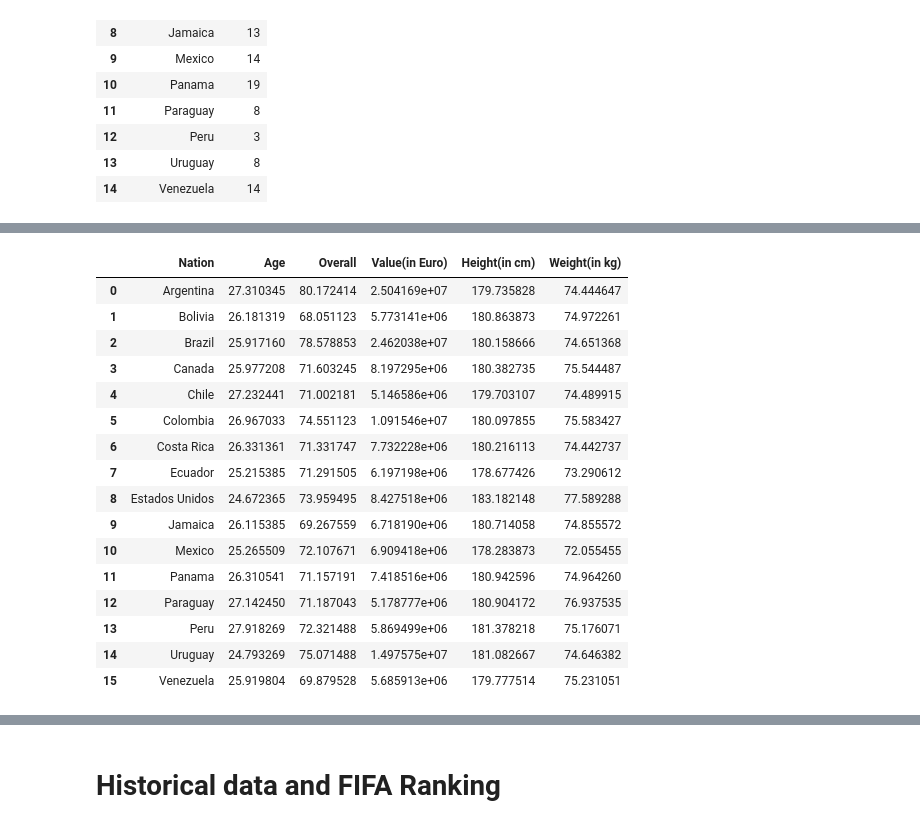
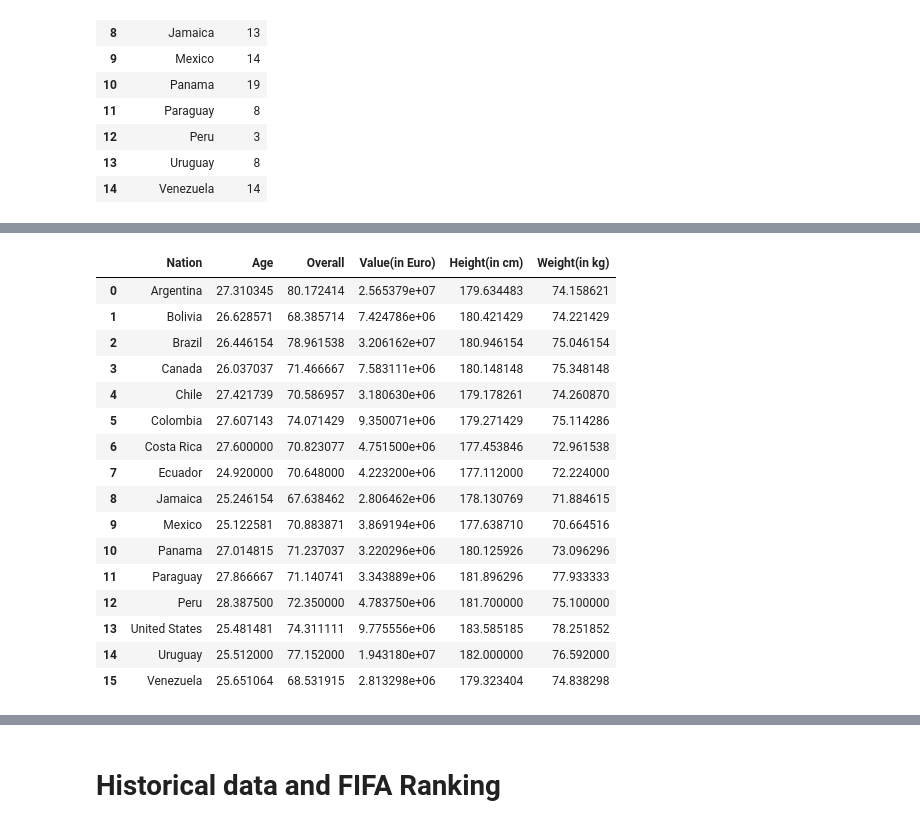
Before and after one commit to arielwendichansky/Copa-America-Model-2024, a Jupyter notebook: Copa_America_final_project.ipynb, the cells around one changed output, grey strips where cells are left out. Drawn from its saved outputs; the diff is of its cells as text; code cells hidden in the pictures.

```diff
--- a/Copa_America_final_project.ipynb
+++ b/Copa_America_final_project.ipynb
@@ -1394,12 +1397,6 @@ Total null values: 159
 # Select only numeric columns for imputation
 numeric_columns = df.select_dtypes(include=['float64', 'int64']).columns
 
-# Initialize IterativeImputer
-imputer = IterativeImputer(max_iter=10, random_state=0)
-
-# Fit and transform the data
-df[numeric_columns] = imputer.fit_transform(df[numeric_columns])
-
 # Columns with null values
 df.isna().sum()
 # %% [output]
@@ -1417,8 +1414 @@ Weight(in kg)       0
 dtype: int64
-# %%
-# Impute missing values in Preferred foot column
-most_preferred_foot = df['Preferred foot'].mode()[0]
-df['Preferred foot'] = df['Preferred foot'].fillna(most_preferred_foot)
-
-# Print the DataFrame after imputing categorical values
-df.isna().sum()
@@ -1438,21 +1498,21 @@ dtype: int64
 # %%
-players_nation_mean = df.groupby('Nation').mean('Overall').reset_index()
+players_nation_mean = df_KNN.groupby('Nation').mean('Overall').reset_index()
 players_nation_mean
 # %% [output]
 |  | Nation | Age | Overall | Value(in Euro) | Height(in cm) | Weight(in kg) |
-| 0 | Argentina | 27.310345 | 80.172414 | 2.504169e+07 | 179.735828 | 74.444647 |
-| 1 | Bolivia | 26.181319 | 68.051123 | 5.773141e+06 | 180.863873 | 74.972261 |
-| 2 | Brazil | 25.917160 | 78.578853 | 2.462038e+07 | 180.158666 | 74.651368 |
-| 3 | Canada | 25.977208 | 71.603245 | 8.197295e+06 | 180.382735 | 75.544487 |
-| 4 | Chile | 27.232441 | 71.002181 | 5.146586e+06 | 179.703107 | 74.489915 |
-| 5 | Colombia | 26.967033 | 74.551123 | 1.091546e+07 | 180.097855 | 75.583427 |
-| 6 | Costa Rica | 26.331361 | 71.331747 | 7.732228e+06 | 180.216113 | 74.442737 |
-| 7 | Ecuador | 25.215385 | 71.291505 | 6.197198e+06 | 178.677426 | 73.290612 |
-| 8 | Estados Unidos | 24.672365 | 73.959495 | 8.427518e+06 | 183.182148 | 77.589288 |
-| 9 | Jamaica | 26.115385 | 69.267559 | 6.718190e+06 | 180.714058 | 74.855572 |
-| 10 | Mexico | 25.265509 | 72.107671 | 6.909418e+06 | 178.283873 | 72.055455 |
-| 11 | Panama | 26.310541 | 71.157191 | 7.418516e+06 | 180.942596 | 74.964260 |
-| 12 | Paraguay | 27.142450 | 71.187043 | 5.178777e+06 | 180.904172 | 76.937535 |
-| 13 | Peru | 27.918269 | 72.321488 | 5.869499e+06 | 181.378218 | 75.176071 |
-| 14 | Uruguay | 24.793269 | 75.071488 | 1.497575e+07 | 181.082667 | 74.646382 |
-| 15 | Venezuela | 25.919804 | 69.879528 | 5.685913e+06 | 179.777514 | 75.231051 |
+| 0 | Argentina | 27.310345 | 80.172414 | 2.565379e+07 | 179.634483 | 74.158621 |
+| 1 | Bolivia | 26.628571 | 68.385714 | 7.424786e+06 | 180.421429 | 74.221429 |
+| 2 | Brazil | 26.446154 | 78.961538 | 3.206162e+07 | 180.946154 | 75.046154 |
+| 3 | Canada | 26.037037 | 71.466667 | 7.583111e+06 | 180.148148 | 75.348148 |
+| 4 | Chile | 27.421739 | 70.586957 | 3.180630e+06 | 179.178261 | 74.260870 |
+| 5 | Colombia | 27.607143 | 74.071429 | 9.350071e+06 | 179.271429 | 75.114286 |
+| 6 | Costa Rica | 27.600000 | 70.823077 | 4.751500e+06 | 177.453846 | 72.961538 |
+| 7 | Ecuador | 24.920000 | 70.648000 | 4.223200e+06 | 177.112000 | 72.224000 |
+| 8 | Jamaica | 25.246154 | 67.638462 | 2.806462e+06 | 178.130769 | 71.884615 |
+| 9 | Mexico | 25.122581 | 70.883871 | 3.869194e+06 | 177.638710 | 70.664516 |
+| 10 | Panama | 27.014815 | 71.237037 | 3.220296e+06 | 180.125926 | 73.096296 |
+| 11 | Paraguay | 27.866667 | 71.140741 | 3.343889e+06 | 181.896296 | 77.933333 |
+| 12 | Peru | 28.387500 | 72.350000 | 4.783750e+06 | 181.700000 | 75.100000 |
+| 13 | United States | 25.481481 | 74.311111 | 9.775556e+06 | 183.585185 | 78.251852 |
+| 14 | Uruguay | 25.512000 | 77.152000 | 1.943180e+07 | 182.000000 | 76.592000 |
+| 15 | Venezuela | 25.651064 | 68.531915 | 2.813298e+06 | 179.323404 | 74.838298 |
```
Also changed, not shown: parts of 37 cells of this notebook.
